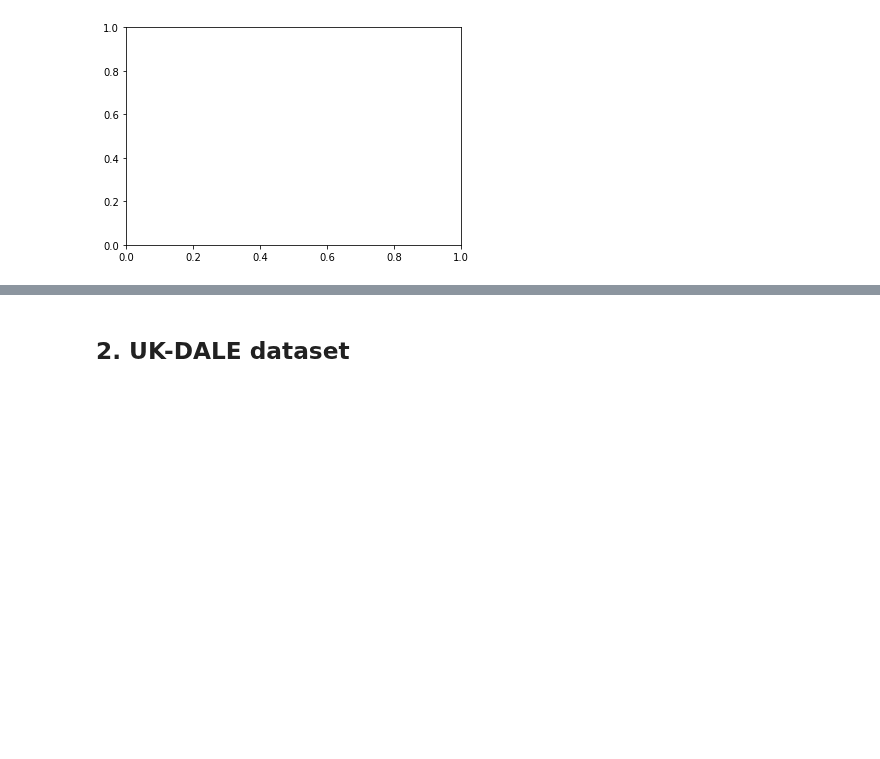
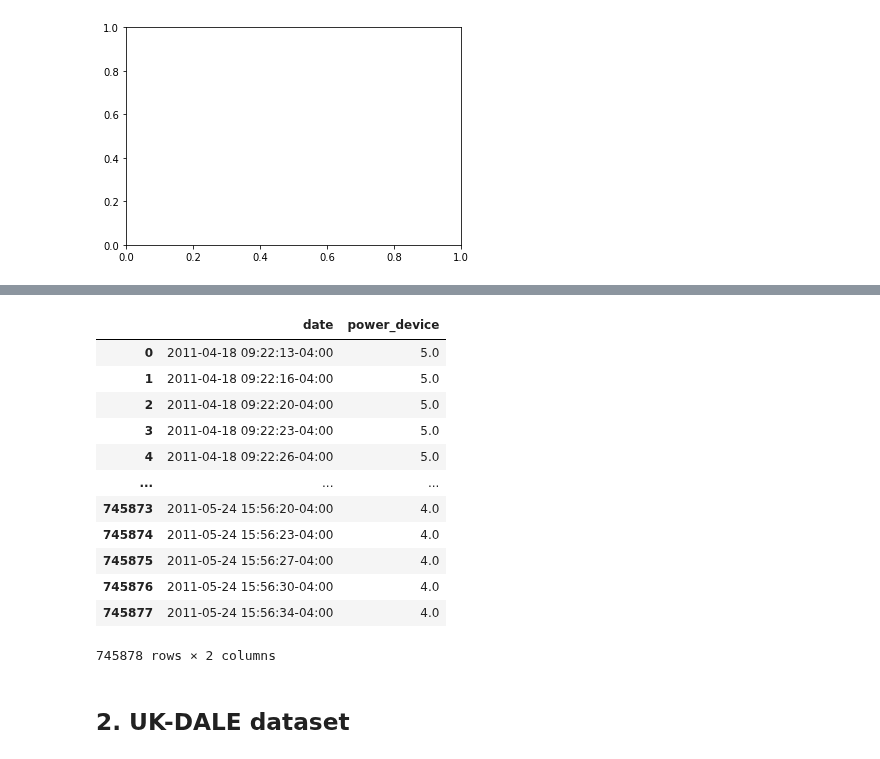
Before and after one commit to Gracepicharporn/Data-Science-project, a Jupyter notebook: nilmtk_REDD.ipynb, the cells around one changed output, grey strips where cells are left out. Cells and saved outputs as stored; diff of their text form; code cells hidden in the pictures; blank space fills up the shorter version.

```diff
--- a/nilmtk_REDD.ipynb
+++ b/nilmtk_REDD.ipynb
@@ -938,0 +1153,2 @@ ValueError: not enough values to unpack (expected 2, got 1)
+# %%
+microwave_building1 = data_reedd .buildings[1].elec['microwave'].power_series_all_data()
@@ -938,0 +1170,22 @@ ValueError: not enough values to unpack (expected 2, got 1)
+# %%
+microwave_building1 = pd.DataFrame(microwave_building1)
+microwave_building1.index.name = 'date'
+microwave_building1.columns = ['power_device']
+microwave_building1['power_device'] = microwave_building1['power_device'].fillna(0)
+microwave_building1 = microwave_building1.reset_index()
+# %%
+microwave_building1
+# %% [output]
+|  | date | power_device |
+| 0 | 2011-04-18 09:22:13-04:00 | 5.0 |
+| 1 | 2011-04-18 09:22:16-04:00 | 5.0 |
+| 2 | 2011-04-18 09:22:20-04:00 | 5.0 |
+| 3 | 2011-04-18 09:22:23-04:00 | 5.0 |
+| 4 | 2011-04-18 09:22:26-04:00 | 5.0 |
+| ... | ... | ... |
+| 745873 | 2011-05-24 15:56:20-04:00 | 4.0 |
+| 745874 | 2011-05-24 15:56:23-04:00 | 4.0 |
+| 745875 | 2011-05-24 15:56:27-04:00 | 4.0 |
+| 745876 | 2011-05-24 15:56:30-04:00 | 4.0 |
+| 745877 | 2011-05-24 15:56:34-04:00 | 4.0 |
+745878 rows × 2 columns
```
Also changed, not shown: parts of 30 cells of this notebook.
